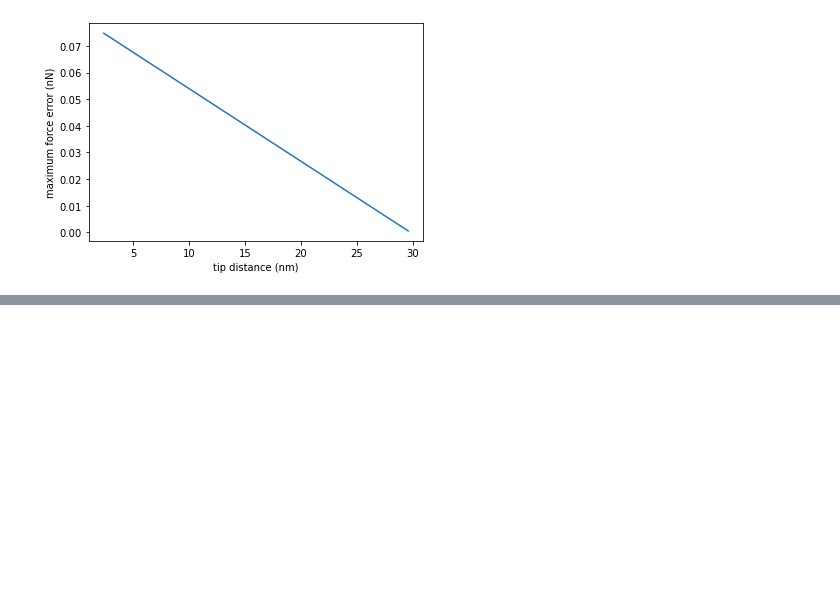
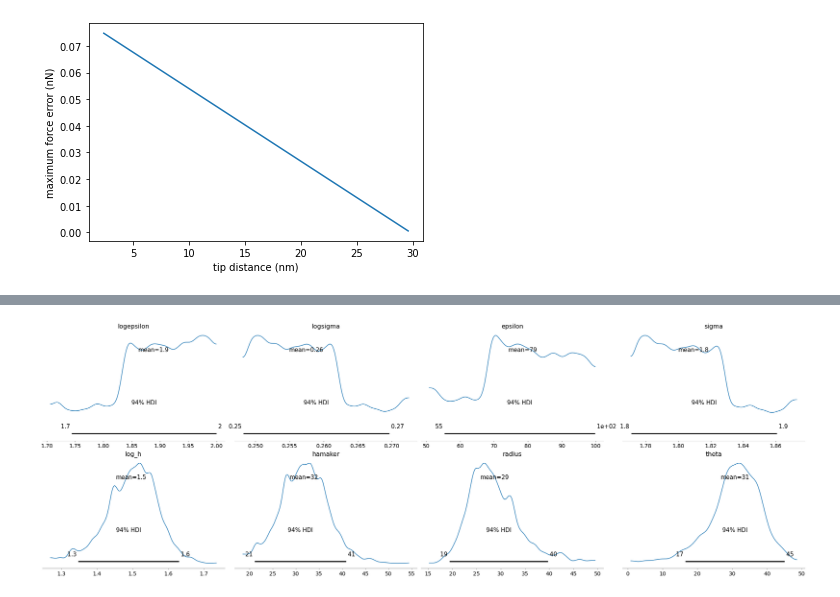
Before and after one commit to phys201/nc_AFM, a Jupyter notebook: documentation.ipynb, the cells around one changed output, grey strips where cells are left out. Cells and saved outputs as stored; diff of their text form; code cells hidden in the pictures; blank space fills up the shorter version.

```diff
--- a/documentation.ipynb
+++ b/documentation.ipynb
@@ -380,0 +559,5 @@ Text(0, 0.5, 'maximum force error (nN)')
+# %%
+with m3_model:
+    az.plot_posterior(trace)
+# %% [output]
+[figure, added]
```
Also changed, not shown: parts of 25 cells of this notebook, 6 other files.
